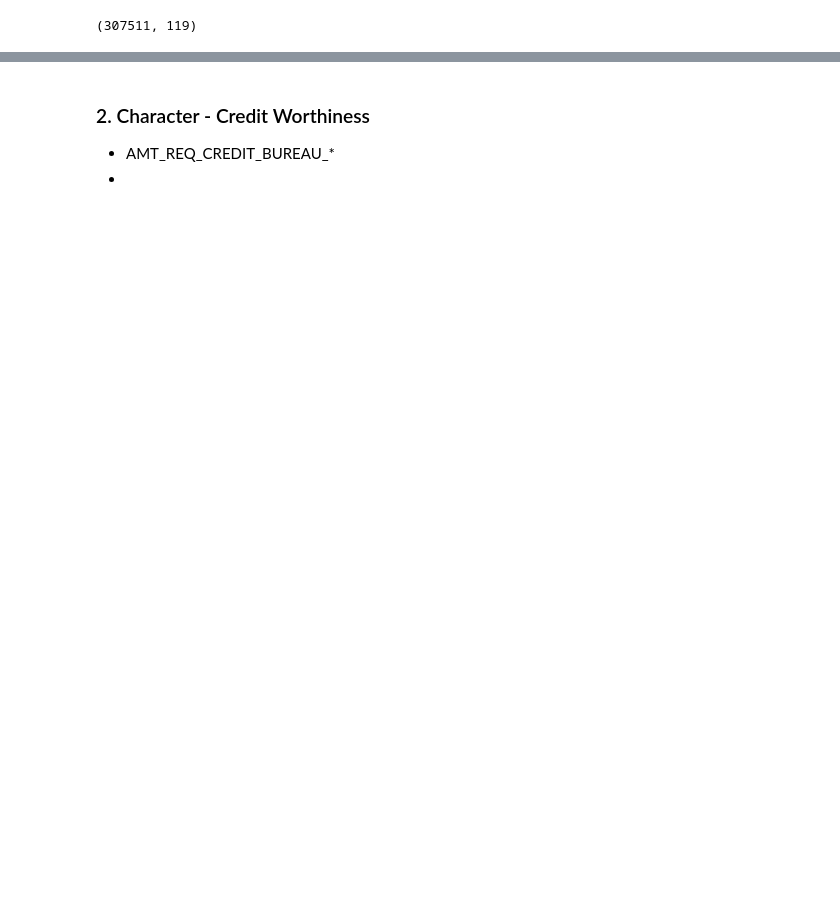
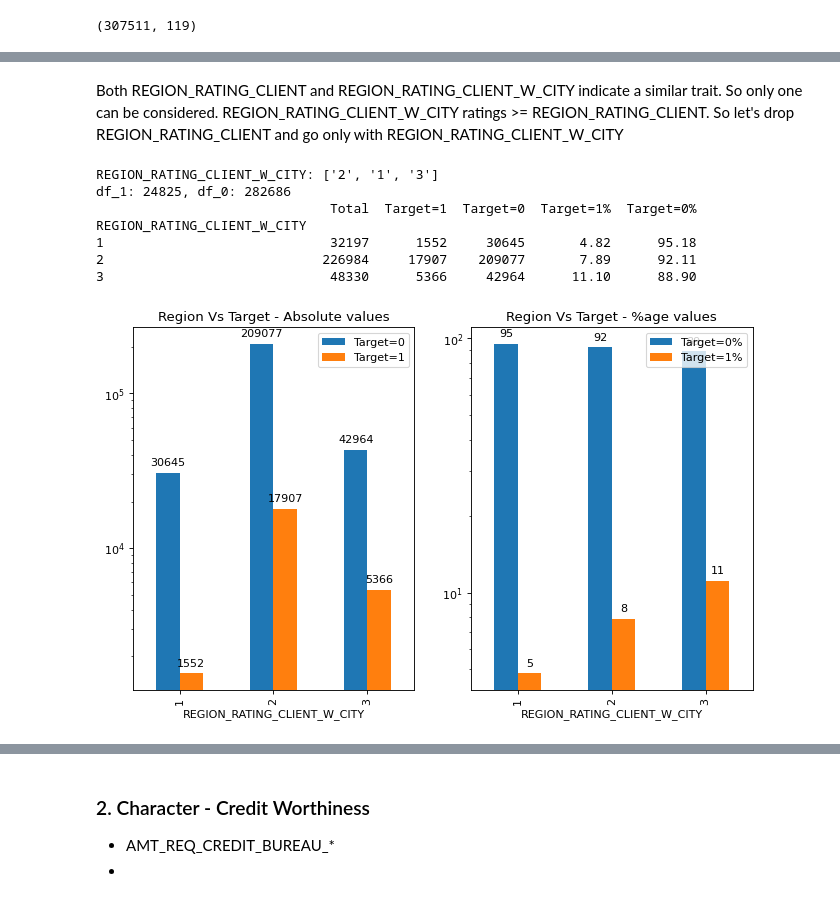
Before and after one commit to sreedevigattu/crediteda, a Jupyter notebook: CreditEDA.ipynb, the cells around one changed output, grey strips where cells are left out. Cells and saved outputs as stored; diff of their text form; code cells hidden in the pictures; blank space fills up the shorter version.

```diff
--- a/CreditEDA.ipynb
+++ b/CreditEDA.ipynb
@@ -72,7 +72,7 @@ Filter data
 ## Definitions <a class="anchor" id="definitions"></a> [TOC](#toc)
 # %%
 def percent(val, total):
-    return round(100 * val/total)
+    return round(100 * val/total, 2)
 
 def getIQR(df, col):
     Q1, Q3 = df[col].quantile(0.25), df[col].quantile(0.75)
@@ -135,12 +135,14 @@ def groupByAndCount(df, col, sort = True, skipPercent=True):
     return df_
 
 def groupPerTarget(df, col):
-    df_1 = df[df['TARGET']==1][[col,'TARGET']]; print(df_1.shape[0])
+    df_1 = df[df['TARGET']==1][[col,'TARGET']]
+    cnt_1 = df_1.shape[0]
     df_1 = groupByAndCount(df_1, col, sort = False)
     df_1.rename(columns={'Count':'Target=1'},inplace=True)
     #print(df_1)
 
-    df_0 = df[df['TARGET']==0][[ col,'TARGET']]; print(df_0.shape[0])
+    df_0 = df[df['TARGET']==0][[ col,'TARGET']]
+    cnt_0 = df_0.shape[0]
     df_0 = groupByAndCount(df_0, col, sort = False)
     df_0.rename(columns={'Count':'Target=0'},inplace=True)
     #print(df_0)
@@ -152,8 +154,10 @@ def groupPerTarget(df, col):
     df_['Target=1%'] = percent(df_['Target=1'], df_['Total'])
     df_.set_index(col, inplace=True)
 
+    #df_[['Total', 'Target=1', 'Target=0']].astype('int32')
     df_= df_[['Total', 'Target=1', 'Target=0', 'Target=1%', 'Target=0%' ]]
 
+    print(f"df_1: {cnt_1}, df_0: {cnt_0}")
     print(df_)
 
     return df_
@@ -628,7 +639,3 @@ df_ca_orig = pd.read_csv("data/application_data.csv")
 # %% [markdown]
 ### Data Cleaning - Remove invalid data
  - EXT_SOURCE_1, EXT_SOURCE_2, EXT_SOURCE_3: Meaning of the columns/variables is not known
-# %%
-print(f"Shape - before cleanup {df_ca_orig.shape}")
-df_ca_orig.drop(columns = ['EXT_SOURCE_1', 'EXT_SOURCE_2', 'EXT_SOURCE_3'], inplace=True)
-print(f"Shape - after cleanup {df_ca_orig.shape}")
@@ -776,0 +779,2 @@ print(df_ca.loc[df_ca['REGION_RATING_CLIENT'] < df_ca['REGION_RATING_CLIENT_W_CI
+# %% [markdown]
+Both REGION_RATING_CLIENT and REGION_RATING_CLIENT_W_CITY indicate a similar trait. So only one can be considered. REGION_RATING_CLIENT_W_CITY ratings >= REGION_RATING_CLIENT. So let's drop REGION_RATING_CLIENT and go only with REGION_RATING_CLIENT_W_CITY
@@ -776,0 +784,13 @@ print(df_ca.loc[df_ca['REGION_RATING_CLIENT'] < df_ca['REGION_RATING_CLIENT_W_CI
+# %%
+df_ca['REGION_RATING_CLIENT_W_CITY'] = df_ca['REGION_RATING_CLIENT'].apply(lambda x: str(x))
+print('REGION_RATING_CLIENT_W_CITY:',df_ca['REGION_RATING_CLIENT_W_CITY'].unique().tolist())
+compare(df_ca, 'REGION_RATING_CLIENT_W_CITY', 'Region')
+# %% [output]
+REGION_RATING_CLIENT_W_CITY: ['2', '1', '3']
+df_1: 24825, df_0: 282686
+                              Total  Target=1  Target=0  Target=1%  Target=0%
+REGION_RATING_CLIENT_W_CITY
+1                             32197      1552     30645       4.82      95.18
+2                            226984     17907    209077       7.89      92.11
+3                             48330      5366     42964      11.10      88.90
+[figure, added]
```
Also changed, not shown: parts of 60 cells of this notebook.
